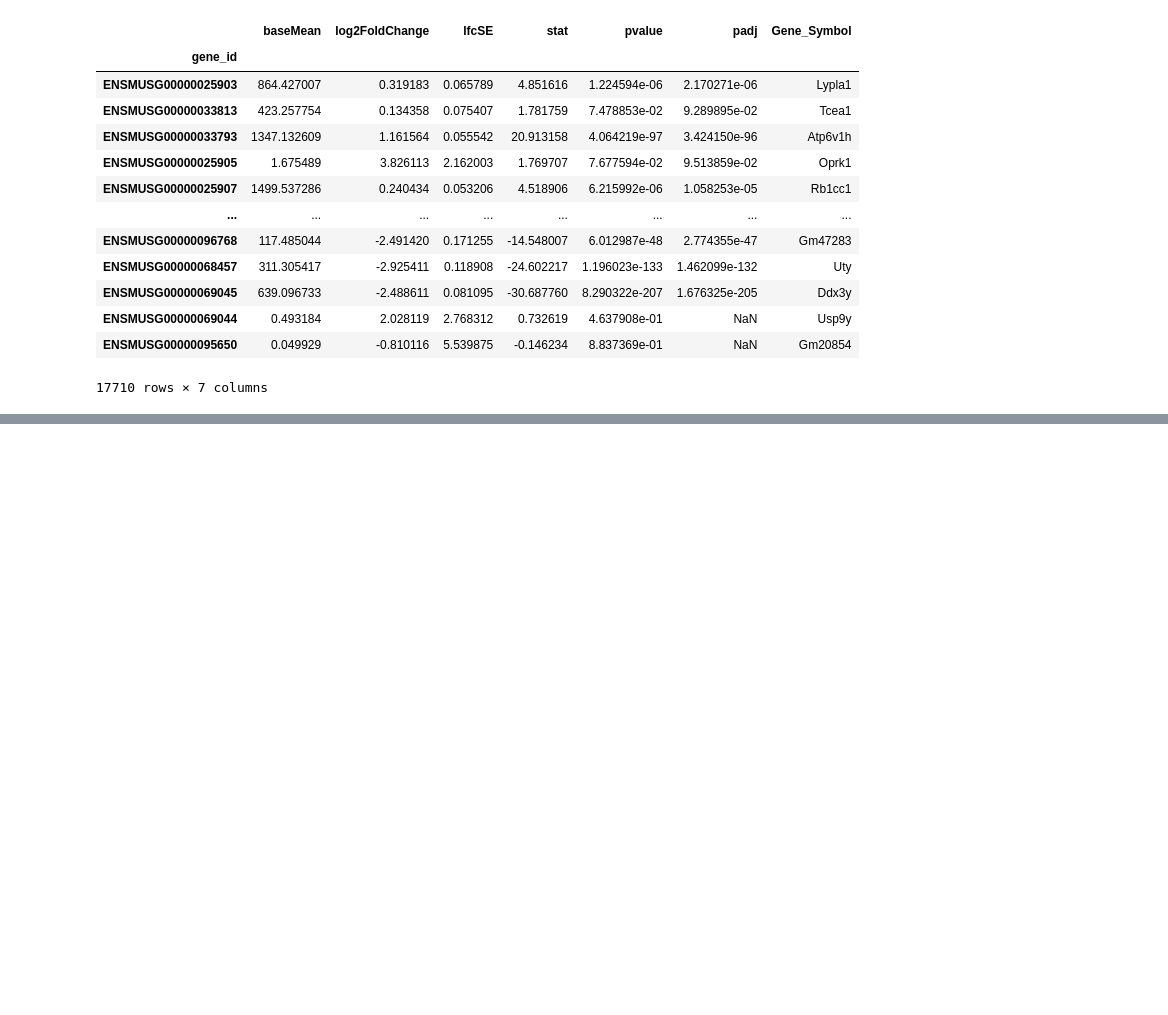
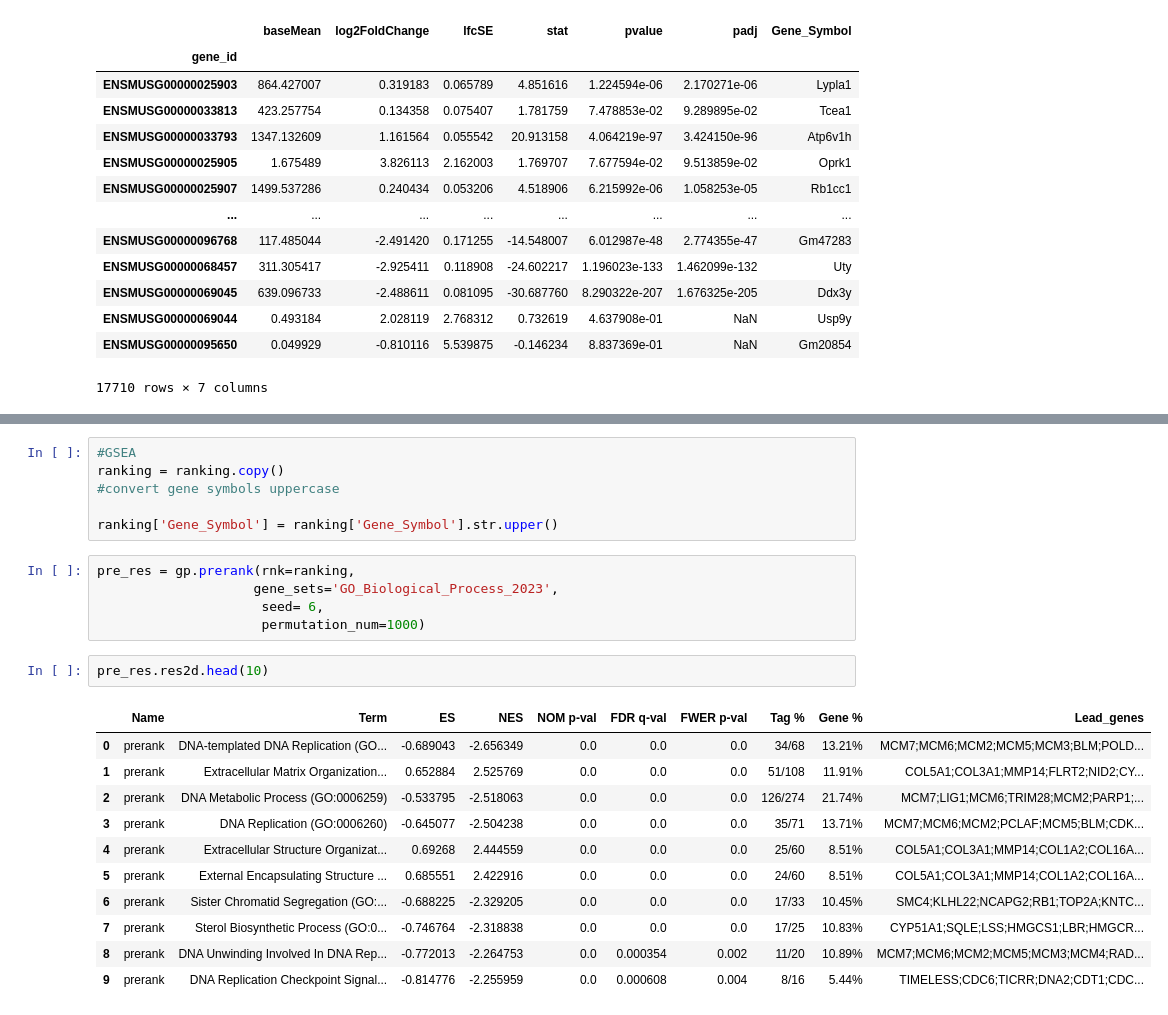
Before and after one commit to tldilan/DESeq2_Analysis_epithelialCells, a Jupyter notebook: workbook.ipynb, the cells around one changed output, grey strips where cells are left out. Cells and saved outputs as stored; diff of their text form; blank space fills up the shorter version.

```diff
--- a/workbook.ipynb
+++ b/workbook.ipynb
@@ -249,0 +386,25 @@ res
+# %%
+#GSEA
+ranking = ranking.copy()
+#convert gene symbols uppercase
+
+ranking['Gene_Symbol'] = ranking['Gene_Symbol'].str.upper()
+# %%
+pre_res = gp.prerank(rnk=ranking,
+                    gene_sets='GO_Biological_Process_2023',
+                     seed= 6,
+                     permutation_num=1000)
+# %%
+pre_res.res2d.head(10)
+# %% [output]
+|  | Name | Term | ES | NES | NOM p-val | FDR q-val | FWER p-val | Tag % | Gene % | Lead_genes |
+| 0 | prerank | DNA-templated DNA Replication (GO... | -0.689043 | -2.656349 | 0.0 | 0.0 | 0.0 | 34/68 | 13.21% | MCM7;MCM6;MCM2;MCM5;MCM3;BLM;POLD... |
+| 1 | prerank | Extracellular Matrix Organization... | 0.652884 | 2.525769 | 0.0 | 0.0 | 0.0 | 51/108 | 11.91% | COL5A1;COL3A1;MMP14;FLRT2;NID2;CY... |
+| 2 | prerank | DNA Metabolic Process (GO:0006259) | -0.533795 | -2.518063 | 0.0 | 0.0 | 0.0 | 126/274 | 21.74% | MCM7;LIG1;MCM6;TRIM28;MCM2;PARP1;... |
+| 3 | prerank | DNA Replication (GO:0006260) | -0.645077 | -2.504238 | 0.0 | 0.0 | 0.0 | 35/71 | 13.71% | MCM7;MCM6;MCM2;PCLAF;MCM5;BLM;CDK... |
+| 4 | prerank | Extracellular Structure Organizat... | 0.69268 | 2.444559 | 0.0 | 0.0 | 0.0 | 25/60 | 8.51% | COL5A1;COL3A1;MMP14;COL1A2;COL16A... |
+| 5 | prerank | External Encapsulating Structure ... | 0.685551 | 2.422916 | 0.0 | 0.0 | 0.0 | 24/60 | 8.51% | COL5A1;COL3A1;MMP14;COL1A2;COL16A... |
+| 6 | prerank | Sister Chromatid Segregation (GO:... | -0.688225 | -2.329205 | 0.0 | 0.0 | 0.0 | 17/33 | 10.45% | SMC4;KLHL22;NCAPG2;RB1;TOP2A;KNTC... |
+| 7 | prerank | Sterol Biosynthetic Process (GO:0... | -0.746764 | -2.318838 | 0.0 | 0.0 | 0.0 | 17/25 | 10.83% | CYP51A1;SQLE;LSS;HMGCS1;LBR;HMGCR... |
+| 8 | prerank | DNA Unwinding Involved In DNA Rep... | -0.772013 | -2.264753 | 0.0 | 0.000354 | 0.002 | 11/20 | 10.89% | MCM7;MCM6;MCM2;MCM5;MCM3;MCM4;RAD... |
+| 9 | prerank | DNA Replication Checkpoint Signal... | -0.814776 | -2.255959 | 0.0 | 0.000608 | 0.004 | 8/16 | 5.44% | TIMELESS;CDC6;TICRR;DNA2;CDT1;CDC... |
```
Also changed, not shown: parts of 15 cells of this notebook.
